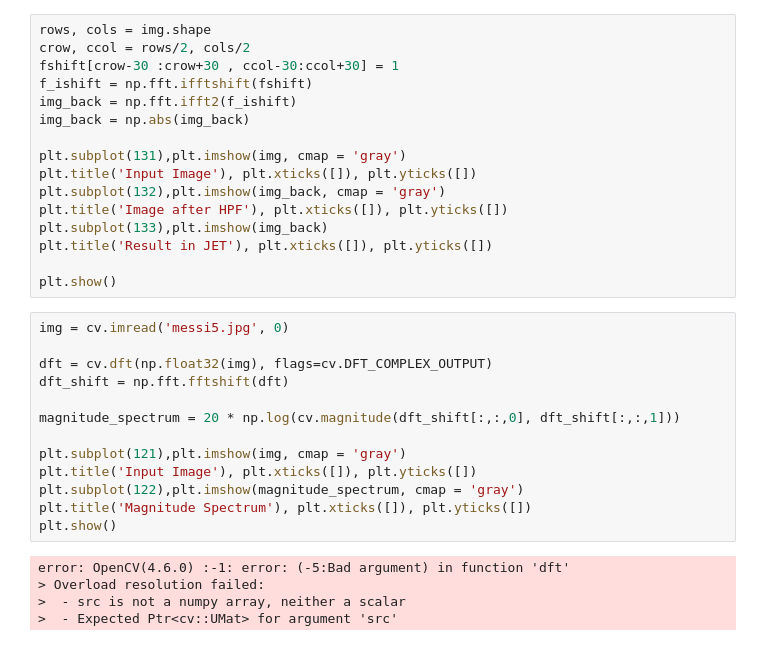
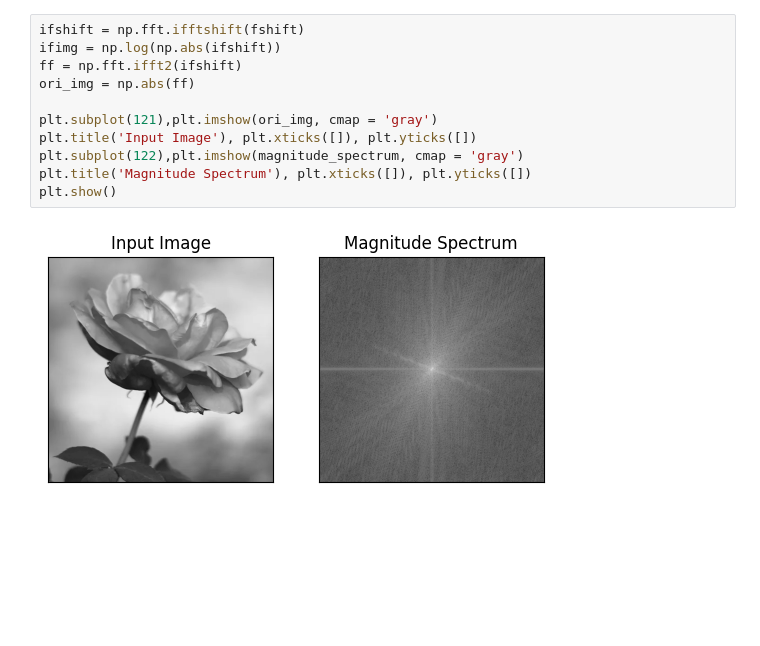
Before and after one commit to CCNiu/FT_test, a Jupyter notebook: ft.ipynb, the cells around one changed output. Cells and saved outputs as stored; diff of their text form; blank space fills up the shorter version.

```diff
--- a/ft.ipynb
+++ b/ft.ipynb
@@ -16,34 +112,13 @@ plt.show()
 # %%
-rows, cols = img.shape
-crow, ccol = rows/2, cols/2
-fshift[crow-30 :crow+30 , ccol-30:ccol+30] = 1
-f_ishift = np.fft.ifftshift(fshift)
-img_back = np.fft.ifft2(f_ishift)
-img_back = np.abs(img_back)
+ifshift = np.fft.ifftshift(fshift)
+ifimg = np.log(np.abs(ifshift))
+ff = np.fft.ifft2(ifshift)
+ori_img = np.abs(ff)
 
-plt.subplot(131),plt.imshow(img, cmap = 'gray')
+plt.subplot(121),plt.imshow(ori_img, cmap = 'gray')
 plt.title('Input Image'), plt.xticks([]), plt.yticks([])
-plt.subplot(132),plt.imshow(img_back, cmap = 'gray')
-plt.title('Image after HPF'), plt.xticks([]), plt.yticks([])
-plt.subplot(133),plt.imshow(img_back)
-plt.title('Result in JET'), plt.xticks([]), plt.yticks([])
-
+plt.subplot(122),plt.imshow(magnitude_spectrum, cmap = 'gray')
+plt.title('Magnitude Spectrum'), plt.xticks([]), plt.yticks([])
 plt.show()
+# %% [output]
+[figure, added]
-# %%
-img = cv.imread('messi5.jpg', 0)
-
-dft = cv.dft(np.float32(img), flags=cv.DFT_COMPLEX_OUTPUT)
-dft_shift = np.fft.fftshift(dft)
-
-magnitude_spectrum = 20 * np.log(cv.magnitude(dft_shift[:,:,0], dft_shift[:,:,1]))
-
-plt.subplot(121),plt.imshow(img, cmap = 'gray')
-plt.title('Input Image'), plt.xticks([]), plt.yticks([])
-plt.subplot(122),plt.imshow(magnitude_spectrum, cmap = 'gray')
-plt.title('Magnitude Spectrum'), plt.xticks([]), plt.yticks([])
-plt.show()
-# %% [output]
-error: OpenCV(4.6.0) :-1: error: (-5:Bad argument) in function 'dft'
-> Overload resolution failed:
->  - src is not a numpy array, neither a scalar
->  - Expected Ptr<cv::UMat> for argument 'src'
```
Also changed, not shown: parts of 11 cells of this notebook.
